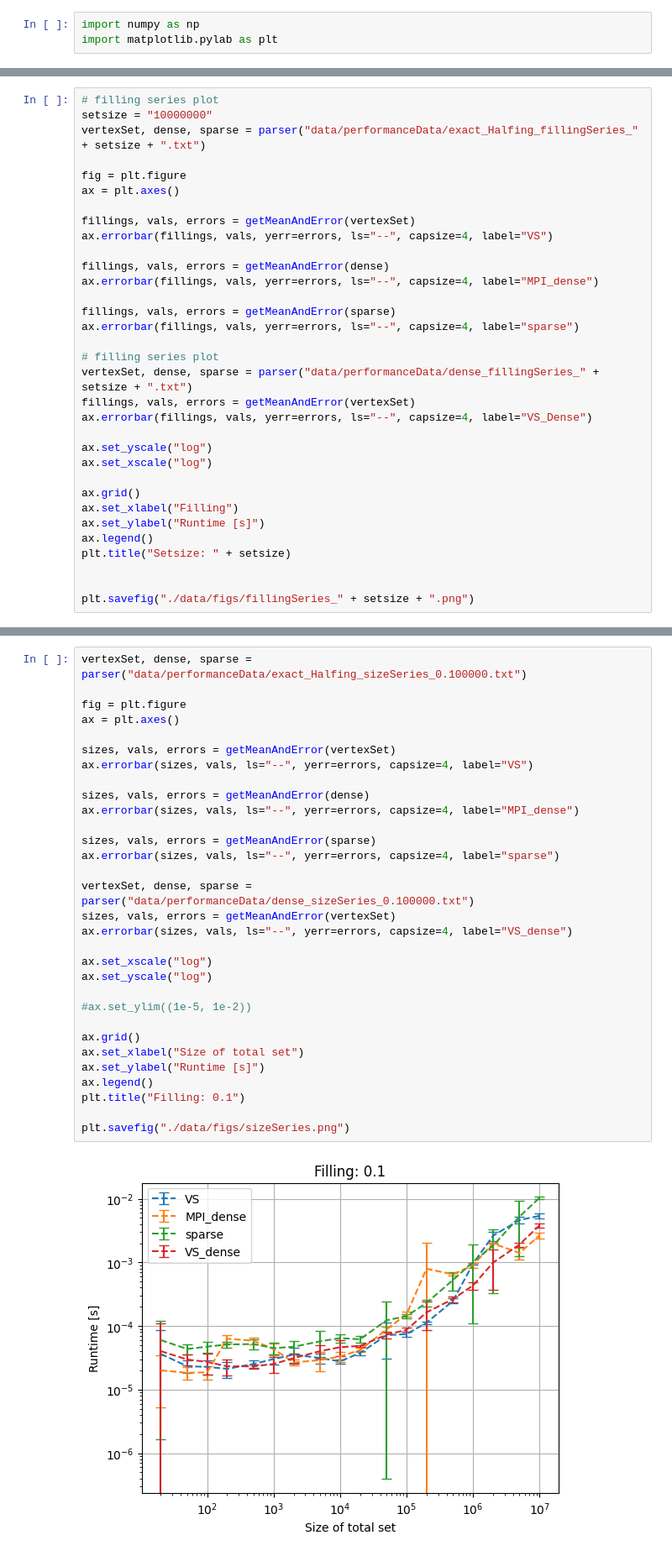
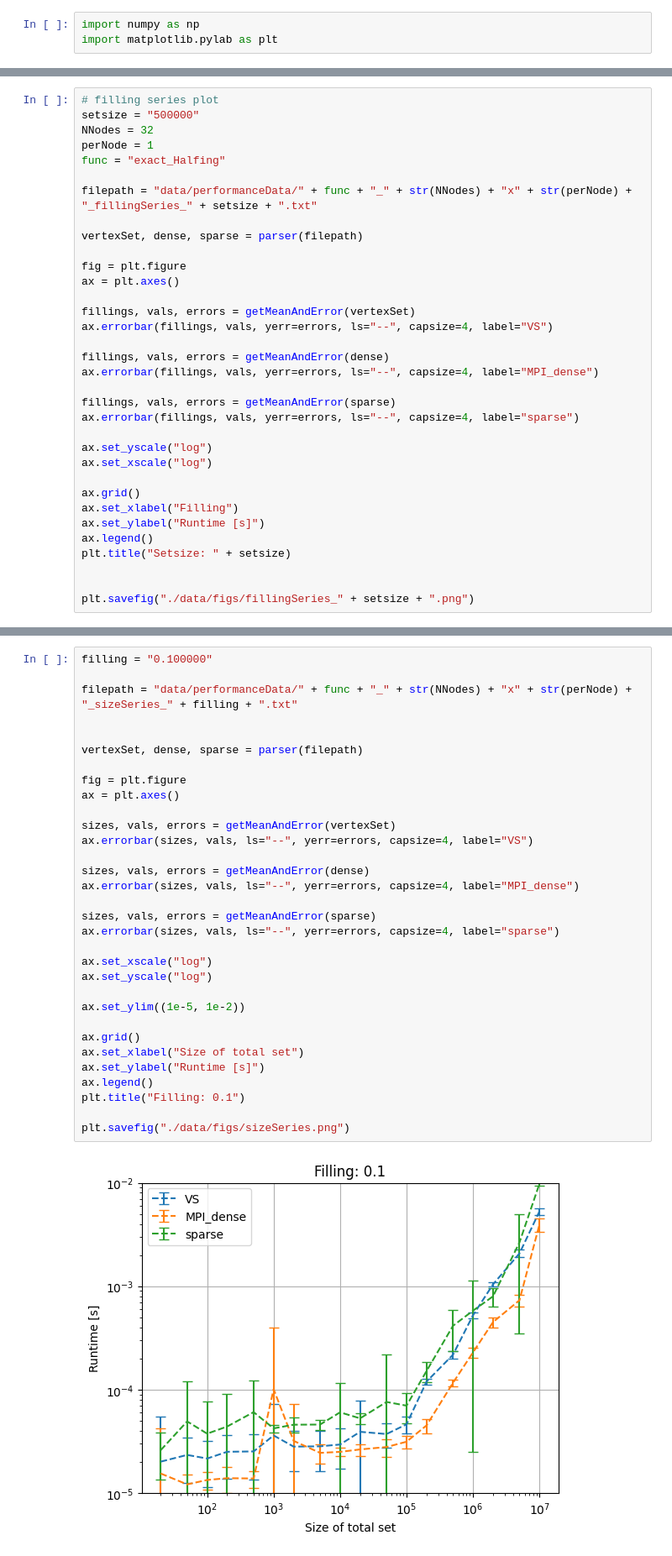
Before and after one commit to Frieder22/graph500, a Jupyter notebook: plots.ipynb, the cells around one changed output, grey strips where cells are left out. Shown at 84% size. Drawn from its saved outputs; the diff is of its cells as text.

```diff
--- a/plots.ipynb
+++ b/plots.ipynb
@@ -67,8 +67,14 @@ def getMeanAndError(dict):
     return sizes, means, errors
 # %%
 # filling series plot
-setsize = "10000000"
-vertexSet, dense, sparse = parser("data/performanceData/exact_Halfing_fillingSeries_" + setsize + ".txt")
+setsize = "500000"
+NNodes = 32
+perNode = 1
+func = "exact_Halfing"
+
+filepath = "data/performanceData/" + func + "_" + str(NNodes) + "x" + str(perNode) +  "_fillingSeries_" + setsize + ".txt"
+
+vertexSet, dense, sparse = parser(filepath)
 
 fig = plt.figure
 ax = plt.axes()
@@ -82,11 +88,6 @@ ax.errorbar(fillings, vals, yerr=errors, ls="--", capsize=4, label="MPI_dense")
 fillings, vals, errors = getMeanAndError(sparse)
 ax.errorbar(fillings, vals, yerr=errors, ls="--", capsize=4, label="sparse")
 
-# filling series plot
-vertexSet, dense, sparse = parser("data/performanceData/dense_fillingSeries_" + setsize + ".txt")
-fillings, vals, errors = getMeanAndError(vertexSet)
-ax.errorbar(fillings, vals, yerr=errors, ls="--", capsize=4, label="VS_Dense")
-
 ax.set_yscale("log")
 ax.set_xscale("log")
 
@@ -137,33 +104,34 @@ plt.savefig("./data/figs/fillingSeries_" + setsize + ".png")
 # %%
-vertexSet, dense, sparse = parser("data/performanceData/exact_Halfing_sizeSeries_0.100000.txt")
+filling = "0.100000"
+
+filepath = "data/performanceData/" + func + "_" + str(NNodes) + "x" + str(perNode) +  "_sizeSeries_" + filling + ".txt"
+
+
+vertexSet, dense, sparse = parser(filepath)
 
 fig = plt.figure
 ax = plt.axes()
 
 sizes, vals, errors = getMeanAndError(vertexSet)
 ax.errorbar(sizes, vals, ls="--", yerr=errors, capsize=4, label="VS")
 
 sizes, vals, errors = getMeanAndError(dense)
 ax.errorbar(sizes, vals, ls="--", yerr=errors, capsize=4, label="MPI_dense")
 
 sizes, vals, errors = getMeanAndError(sparse)
 ax.errorbar(sizes, vals, ls="--", yerr=errors, capsize=4, label="sparse")
 
-vertexSet, dense, sparse = parser("data/performanceData/dense_sizeSeries_0.100000.txt")
-sizes, vals, errors = getMeanAndError(vertexSet)
-ax.errorbar(sizes, vals, ls="--", yerr=errors, capsize=4, label="VS_dense")
-
 ax.set_xscale("log")
 ax.set_yscale("log")
 
-#ax.set_ylim((1e-5, 1e-2))
+ax.set_ylim((1e-5, 1e-2))
 
 ax.grid()
 ax.set_xlabel("Size of total set")
 ax.set_ylabel("Runtime [s]")
 ax.legend()
 plt.title("Filling: 0.1")
 
 plt.savefig("./data/figs/sizeSeries.png")
 # %% [output]
-[figure, old version]
+[figure, new version]
```
Also changed, not shown: parts of 2 cells of this notebook, 1 other file.
